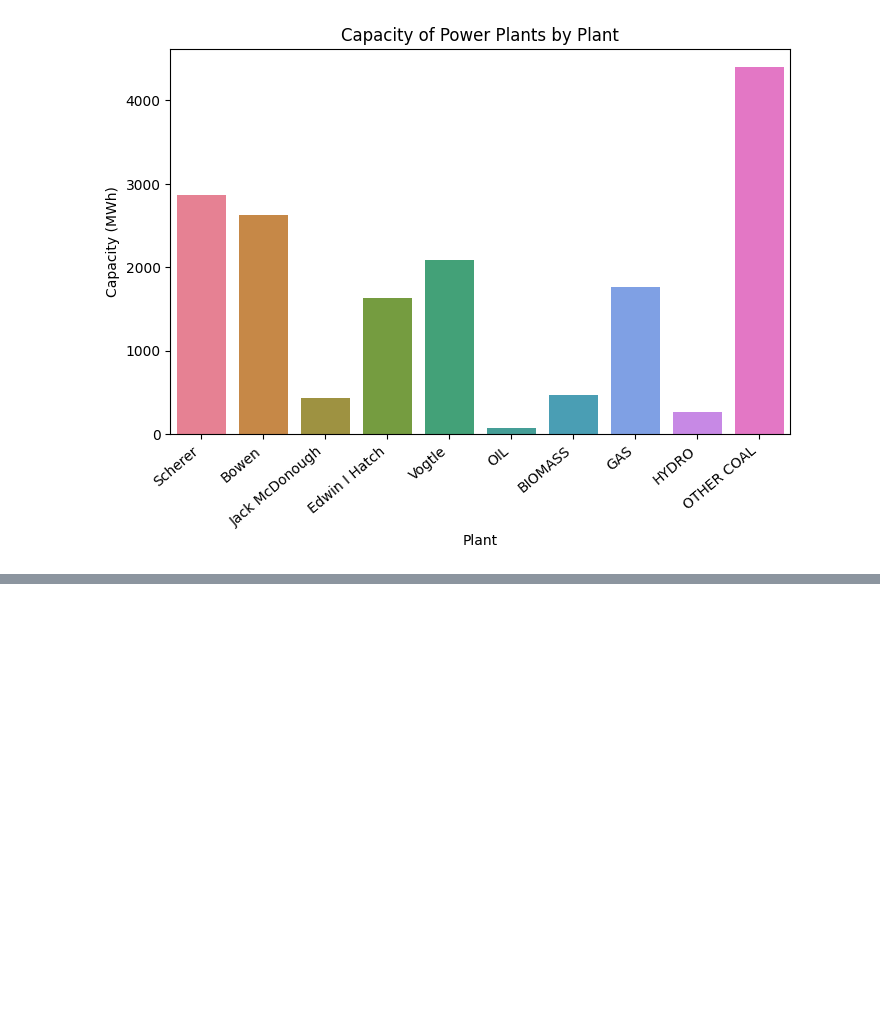
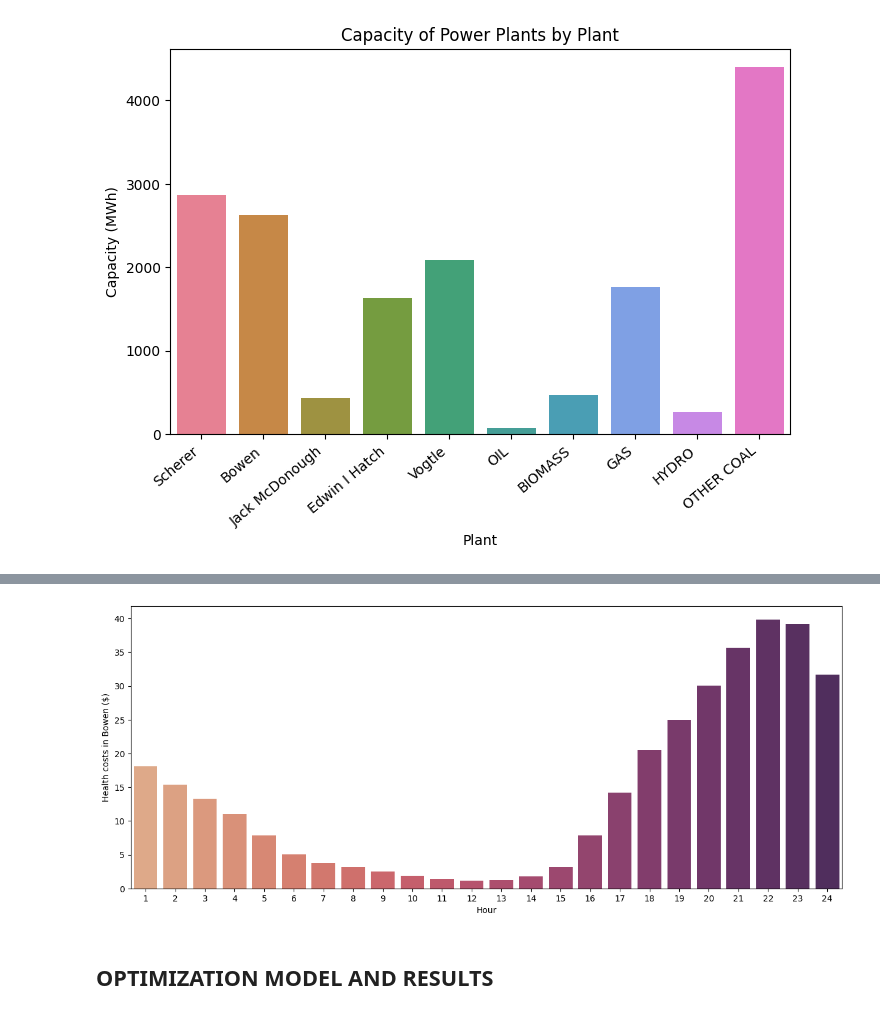
Before and after one commit to EthanFajnkuchen/generation-schedule-optimization, a Jupyter notebook: final_project.ipynb, the cells around one changed output, grey strips where cells are left out. Saved outputs shown, nothing was run; the diff lists cells and outputs as text; code cells hidden in the pictures; blank space fills up the shorter version.

Commit message:
add model + constratains checking

```diff
--- a/final_project.ipynb
+++ b/final_project.ipynb
@@ -39,5 +40,5 @@ warnings.filterwarnings("ignore")
 # %%
-df_demand = pd.read_csv('demand.csv')
+df_demand = pd.read_csv('./data/demand.csv')
 df_demand.head(20)
 # %% [output]
 |  | YEAR | MONTH | DAY | HOUR | LOAD |
@@ -219 +249,16 @@ r = {i: 1 if i in ['BIOMASS','GAS','HYDRO','OIL'] else .2 if i in P_N else .25 f
+# %%
+df_health_costs = pd.read_csv('./data/health_costs.csv')
+a = df_health_costs[(df_health_costs['Year']==2007)&(df_health_costs['Day']==1)].set_index(['Plant','Hour']).to_dict()['Cost'] # operating cost/MWh (plant)
+a.update({(i,h): 0 for i in P for h in H if i not in ['Bowen','Jack McDonough','Scherer']})
+
+palette = sns.color_palette("flare", 24)  # 24 different colors
+fig, ax = plt.subplots(figsize=(15,6))
+healthcost_plot = sns.barplot(x=list(range(1,25)), y=[a['Bowen',h] for h in range(1,25)], palette=palette)
+healthcost_plot.set_xticklabels(healthcost_plot.get_xticklabels());
+healthcost_plot.set(xlabel='Hour', ylabel='Health costs in Bowen ($)');
+plt.show()
+# %% [output]
+[figure, added]
+# %% [markdown]
+## OPTIMIZATION MODEL AND RESULTS
 # %%
```
Also changed, not shown: parts of 21 cells of this notebook, 6 other files.
